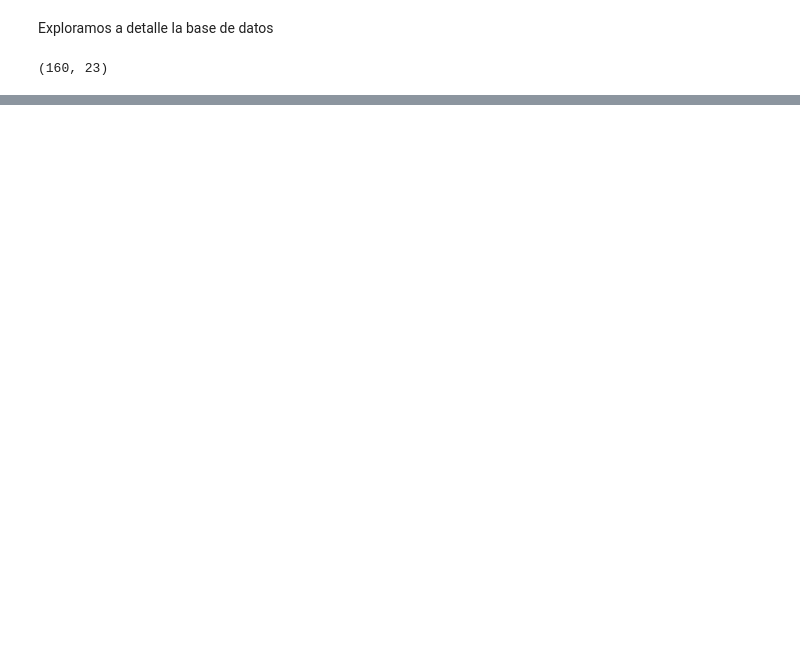
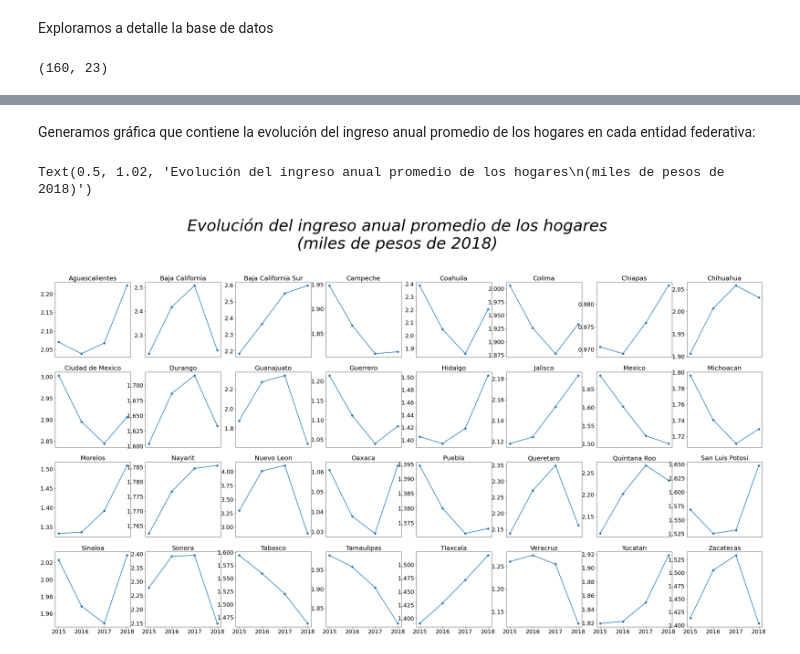
Before and after one commit to prope-2020-gh-classroom/practica-final-por-equipos-verano-2020-itam-JSOHE, a Jupyter notebook: cbautistap_wf.ipynb, the cells around one changed output, grey strips where cells are left out. Saved outputs shown, nothing was run; the diff lists cells and outputs as text; code cells hidden in the pictures; blank space fills up the shorter version.

Commit message:
se agrega analisis de evolucion de ingreso, pobreza y pobreza extrema

```diff
--- a/cbautistap_wf.ipynb
+++ b/cbautistap_wf.ipynb
@@ -52,0 +76,4 @@ pandas.core.series.Series
+# %%
+i = bd_cbp[(bd_cbp.ao == 2019)].index
+bd_cbp=bd_cbp.drop(i,axis=0)
+bd_cbp.tail()
@@ -52,0 +91,3 @@ pandas.core.series.Series
+# %%
+anios=["2015","2016","2017","2018"]
+anios
@@ -52,0 +98,3 @@ pandas.core.series.Series
+# %%
+num_edo=np.arange(1,33,1)
+num_edo
@@ -52,0 +104,5 @@ pandas.core.series.Series
+# %%
+ent={}
+for i in np.arange(1,33,1):
+    ent[i]=bd_cbp.groupby("clave_ent").get_group(i)
+    ent[i]=ent[i].reset_index(drop=True)
@@ -52,0 +118,23 @@ pandas.core.series.Series
+# %% [markdown]
+Generamos gráfica que contiene la evolución del ingreso anual promedio de los hogares en cada entidad federativa:
+# %%
+num=0
+for i in num_edo:
+    num+=1
+    plt.subplot(4,8,num)
+    plt.plot(anios, ent[i].ingreso/100000, marker="o", linewidth=1.9)
+    plt.title(ent[i].edo[1],fontsize=20)
+    plt.tick_params(labelsize = 18)
+    plt.rcParams["figure.figsize"] = [40,20]
+
+    # Not ticks everywhere
+    if num < 25 :
+        plt.xticks([])
+
+
+
+
+plt.suptitle("Evolución del ingreso anual promedio de los hogares\n(miles de pesos de 2018)",fontsize=50, fontweight=0, color='black', style='italic', y=1.02)
+# %% [output]
+Text(0.5, 1.02, 'Evolución del ingreso anual promedio de los hogares\n(miles de pesos de 2018)')
+[figure, added]
```
Also changed, not shown: parts of 35 cells of this notebook.
